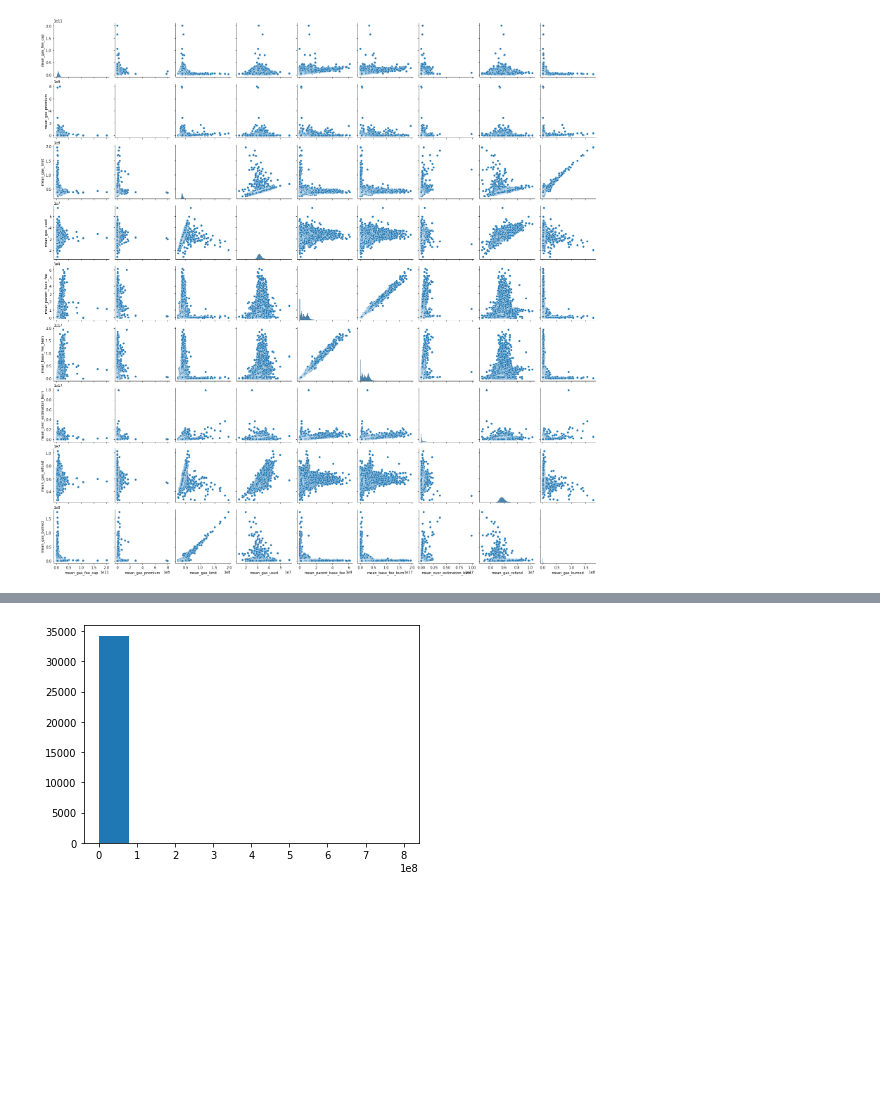
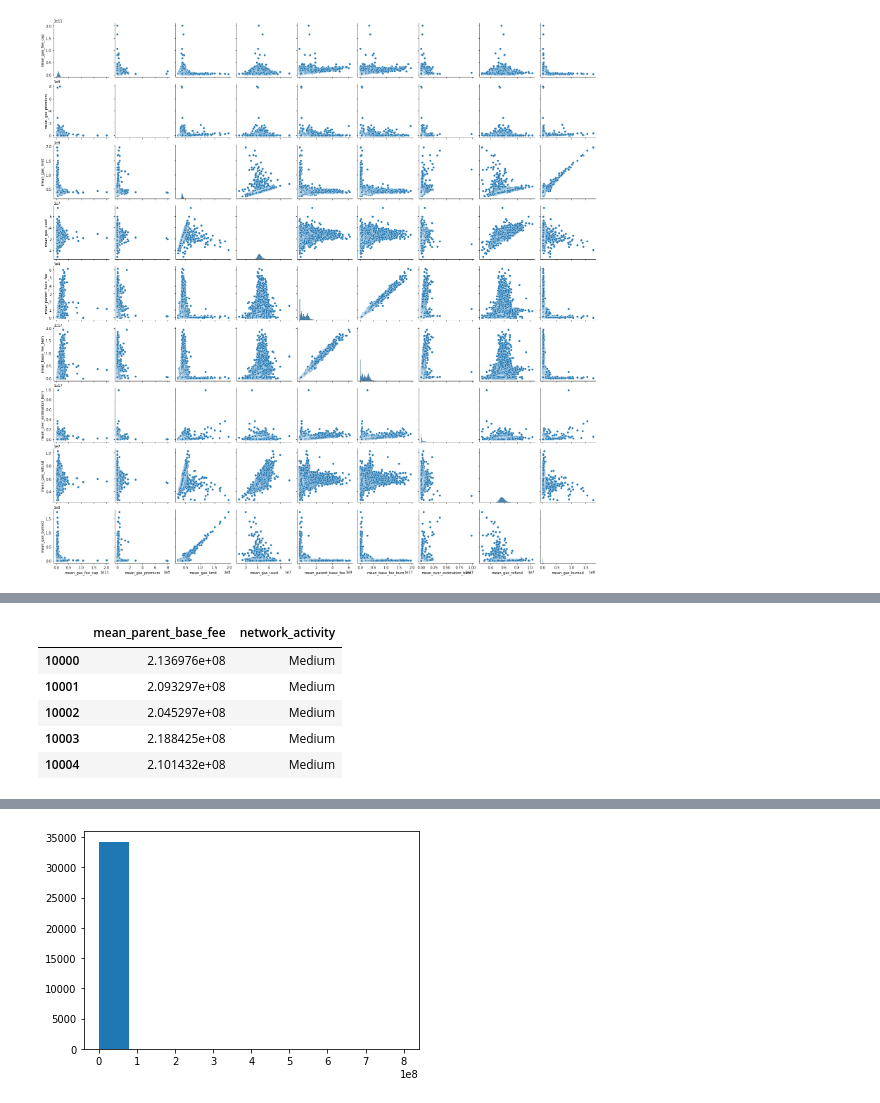
Before and after one commit to thor4/protocol_labs, a Jupyter notebook: step1.ipynb, the cells around one changed output, grey strips where cells are left out. Cells and saved outputs as stored; diff of their text form; code cells hidden in the pictures; blank space fills up the shorter version.

```diff
--- a/step1.ipynb
+++ b/step1.ipynb
@@ -91,0 +124,9 @@ fig1b = sns.pairplot(data=df.iloc[:,2:])
+# %%
+df[['mean_parent_base_fee','network_activity']][10000:10005]
+# %% [output]
+|  | mean_parent_base_fee | network_activity |
+| 10000 | 2.136976e+08 | Medium |
+| 10001 | 2.093297e+08 | Medium |
+| 10002 | 2.045297e+08 | Medium |
+| 10003 | 2.188425e+08 | Medium |
+| 10004 | 2.101432e+08 | Medium |
```
Also changed, not shown: parts of 11 cells of this notebook.
